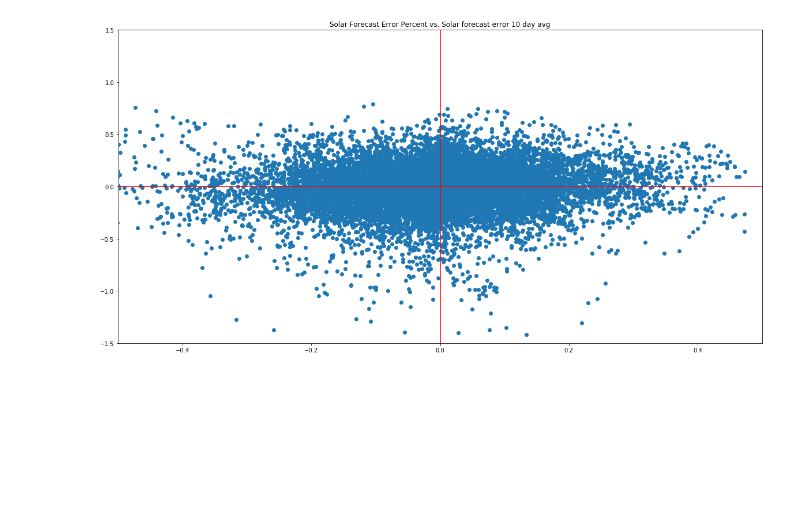
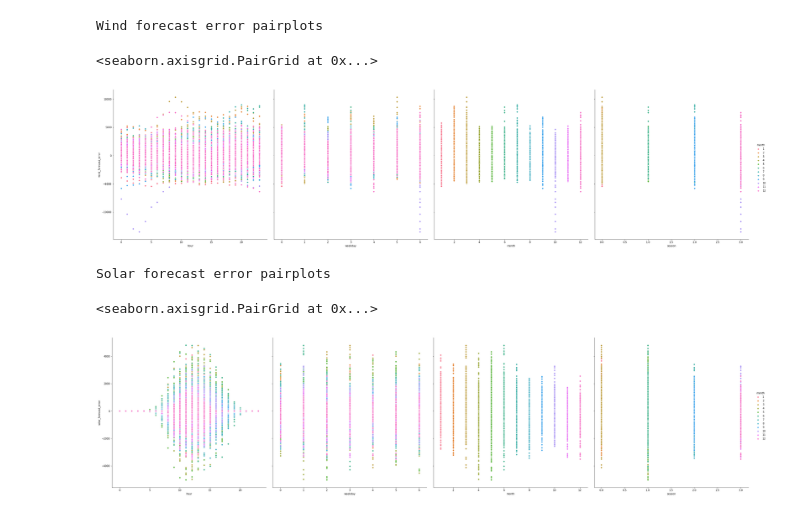
Before and after one commit to mauricepohl/pandas, a Jupyter notebook: 03_modeling/Modeling - Playground Tabea.ipynb, the cells around one changed output. Cells and saved outputs as stored; diff of their text form; code cells hidden in the pictures; blank space fills up the shorter version.

```diff
--- a/03_modeling/Modeling - Playground Tabea.ipynb
+++ b/03_modeling/Modeling - Playground Tabea.ipynb
@@ -147,26 +58,0 @@ plt.show()
-# %%
-from datetime import datetime
-data["day"] = data["date"].map(lambda x: datetime.strptime(x, '%Y-%m-%d').day)
-x = data["hour"]
-x1 = data["weekday"]
-x2 = data["season"]
-x3 = data["month"]
-x4 = data["day"]
-x5 = data["date"]
-y = data["solar_forecast_error_percent"]
-f, (ax, ax1, ax2, ax3, ax4) = plt.subplots(5, 1, figsize=(20, 20), sharex=False)
-ax.scatter(x, y)
-ax.set_title("Solar Forecast Error Percent vs. Time of day")
-ax1.scatter(x1, y)
-ax1.set_title("Solar Forecast Error Percent vs. Weekday")
-ax2.scatter(x2, y)
-ax2.set_title("Solar Forecast Error Percent vs. Season")
-ax3.scatter(x3, y)
-ax3.set_title("Solar Forecast Error Percent vs. Month")
-ax4.scatter(x4, y)
-ax4.set_title("Solar Forecast Error Percent vs. Day")
-#ax5.scatter(x5, y)
-#ax5.set_title("Solar Forecast Error Percent vs. Date")
-for a in [ax, ax1, ax2, ax3, ax4]:
-    a.axhline(y=0, color='r')
-plt.show()
@@ -312,14 +59,14 @@ plt.show()
-# %%
-x = data["mov_avg_1_wind_forecast_error_percent"].shift(24)
-y = data["wind_forecast_error_percent"]
-f, (ax) = plt.subplots(1, 1, figsize=(20, 10), sharex=False)
-ax.scatter(x, y)
-ax.set_title("Solar Forecast Error Percent vs. Solar forecast error 10 day avg")
-ax.set_ylim(-1.5,1.5)
-ax.set_xlim(-0.5,0.5)
-for a in [ax]:
-    a.axhline(y=0, color='r')
-    a.axvline(x=0, color='r')
-plt.show()
-# %% [output]
-[figure, removed]
+# %%
+print("Wind forecast error pairplots")
+sns.pairplot(data, x_vars=["hour", "weekday", "month", "season"], y_vars="wind_forecast_error", hue="month", diag_kind = 'kde', height=9)
+# %% [output]
+Wind forecast error pairplots
+<seaborn.axisgrid.PairGrid at 0x...>
+[figure, added]
+# %%
+print("Solar forecast error pairplots")
+sns.pairplot(data, x_vars=["hour", "weekday", "month", "season"], y_vars="solar_forecast_error", hue="month", diag_kind = 'kde', height=9)
+# %% [output]
+Solar forecast error pairplots
+<seaborn.axisgrid.PairGrid at 0x...>
+[figure, added]
```
Also changed, not shown: parts of 21 cells of this notebook, 3 other files.
